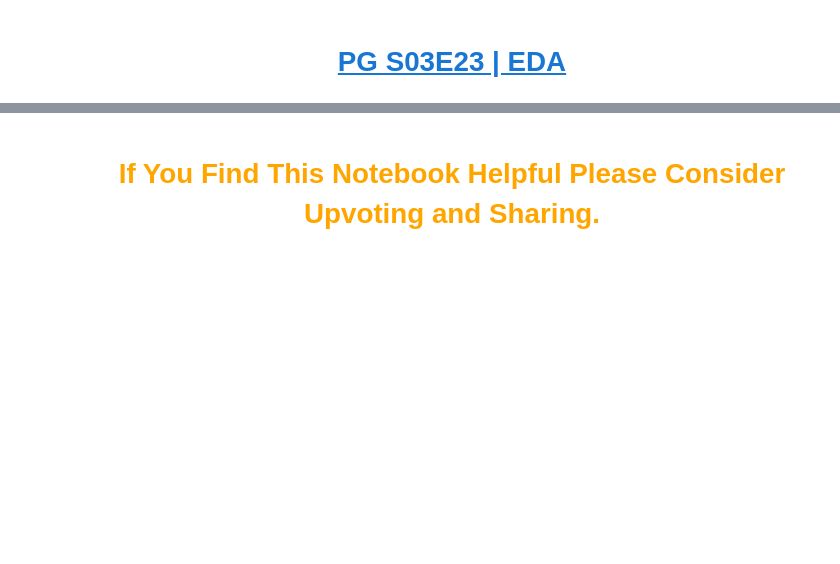
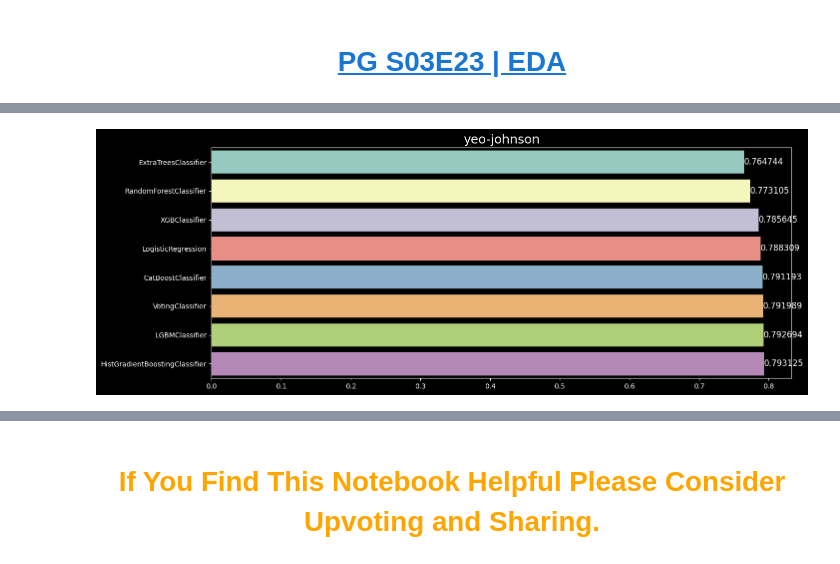
Before and after one commit to Abdulrahman-Adel/Kaggle-Adventures, a Jupyter notebook: pg-s03e23-quick-and-dirty-implementation.ipynb, the cells around one changed output, grey strips where cells are left out. Cells and saved outputs as stored; diff of their text form; code cells hidden in the pictures; blank space fills up the shorter version.

```diff
--- a/pg-s03e23-quick-and-dirty-implementation.ipynb
+++ b/pg-s03e23-quick-and-dirty-implementation.ipynb
@@ -36,0 +142,12 @@ xtr, ytr = tr.drop('defects', axis = 1), tr['defects']
+# %%
+pt = PowerTransformer()
+
+df = pd.concat([x.copy(), ts], axis = 0).reset_index(drop = True)
+df = pd.DataFrame(pt.fit_transform(df), columns=df.columns)
+
+x_new = df.iloc[:len(x)]
+ts = df.iloc[len(x):]
+
+results = experiment(x_new, y, "yeo-johnson")
+# %% [output]
+[figure, added]
```
Also changed, not shown: parts of 17 cells of this notebook.
